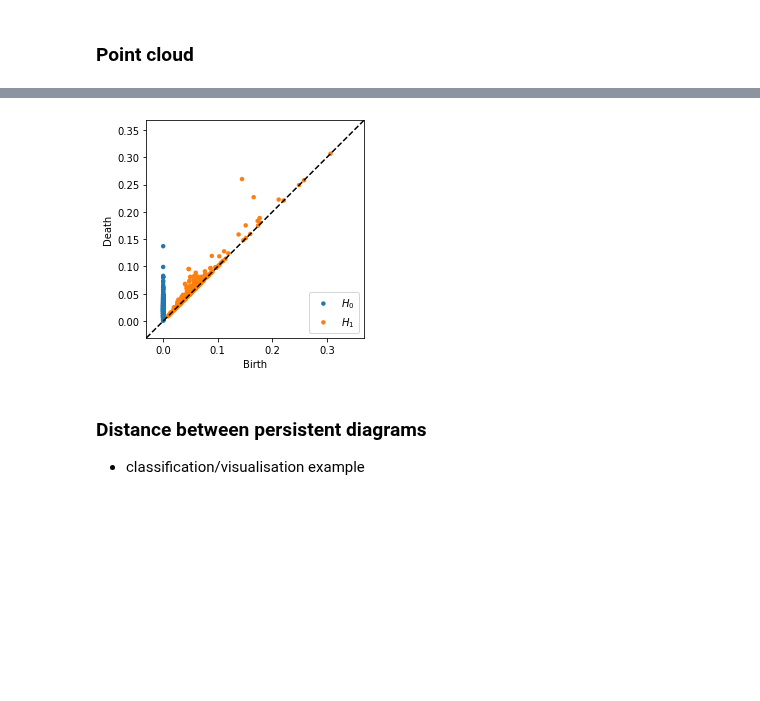
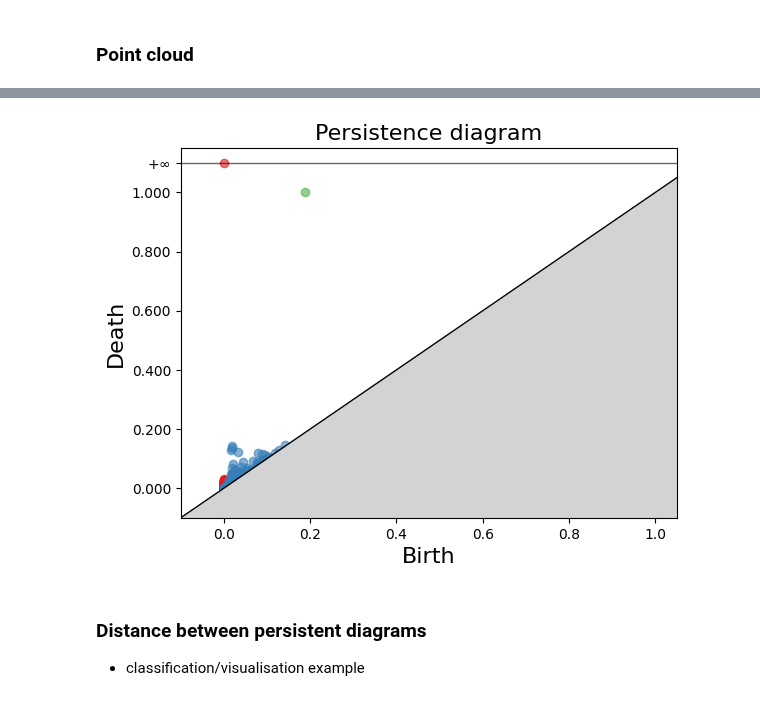
Before and after one commit to shizuo-kaji/TutorialTopologicalDataAnalysis, a Jupyter notebook: TopologicalDataAnalysisWithPython.ipynb, the cells around one changed output, grey strips where cells are left out. Drawn from its saved outputs; the diff is of its cells as text; code cells hidden in the pictures; blank space fills up the shorter version.

```diff
--- a/TopologicalDataAnalysisWithPython.ipynb
+++ b/TopologicalDataAnalysisWithPython.ipynb
@@ -88,10 +87,16 @@ persim.plot_diagrams(diag)
 # The choice affects performance and the result, so we have to give a careful consideration
 # Let's see an example of alpha complex.
 
-import cechmate as cm
-alpha = cm.Alpha()
-filtration = alpha.build(X)
-dgmsalpha = alpha.diagrams(filtration)
+simplex_tree = gudhi.AlphaComplex(points=X).create_simplex_tree()
+diag = simplex_tree.persistence()
+
 # We observe a notable difference in H_1 compared to the result of the VR complex above
-persim.plot_diagrams(dgmsalpha)
+gudhi.plot_persistence_diagram(diag)
+
+#!pip install cechmate  ## C++ compilers are required on the system
+#import cechmate as cm
+#alpha = cm.Alpha()
+#filtration = alpha.build(X)
+#dgmsalpha = alpha.diagrams(filtration)
+#persim.plot_diagrams(dgmsalpha)
 # %% [output]
@@ -106,4 +104,4 @@ Finished computing persistence pairs (Elapsed Time 0.00407)
-[figure, old version]
+[figure, new version]
 # %% [markdown]
 ### Distance between persistent diagrams
 - classification/visualisation example
```
Also changed, not shown: parts of 6 cells of this notebook.
